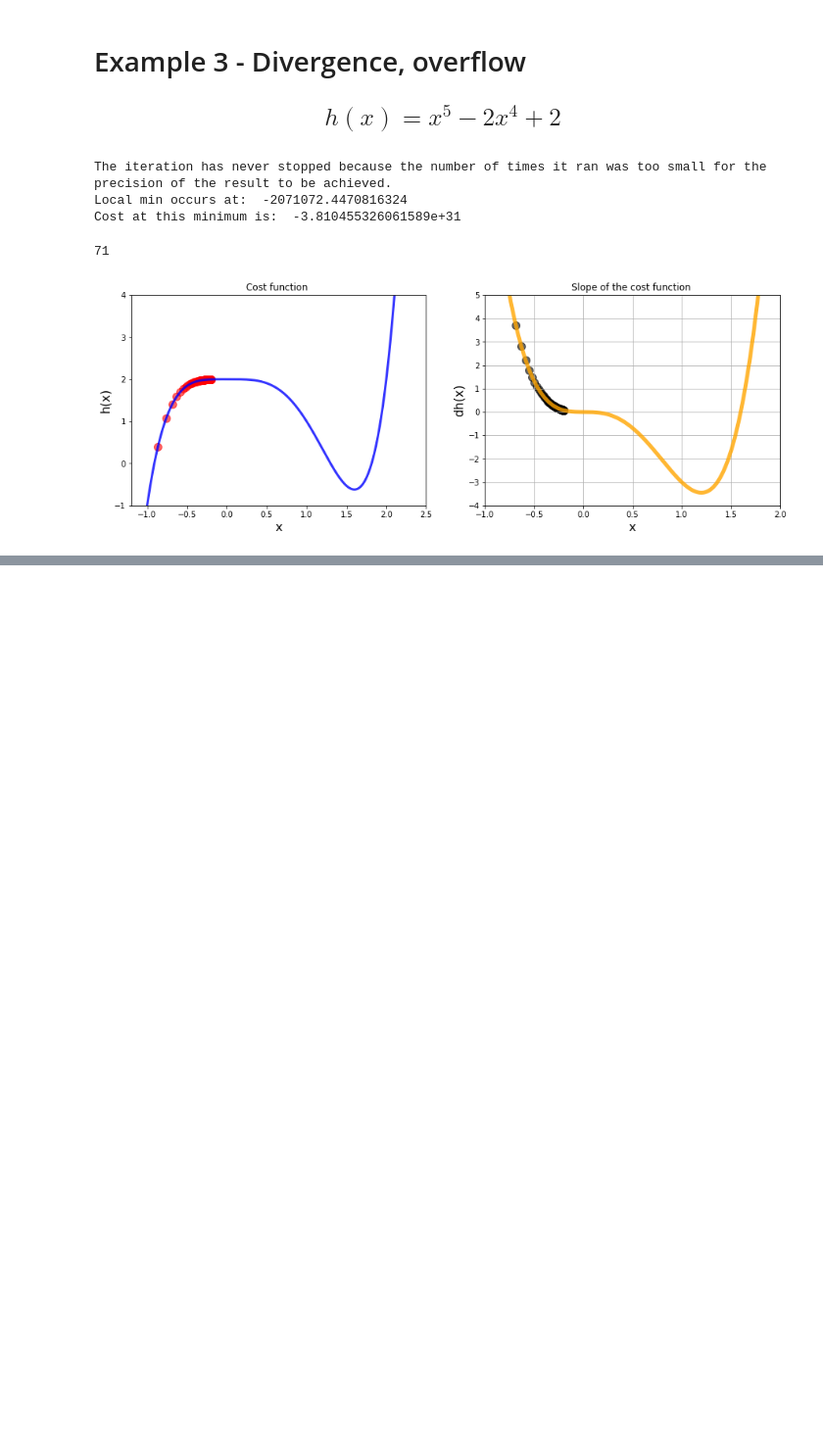
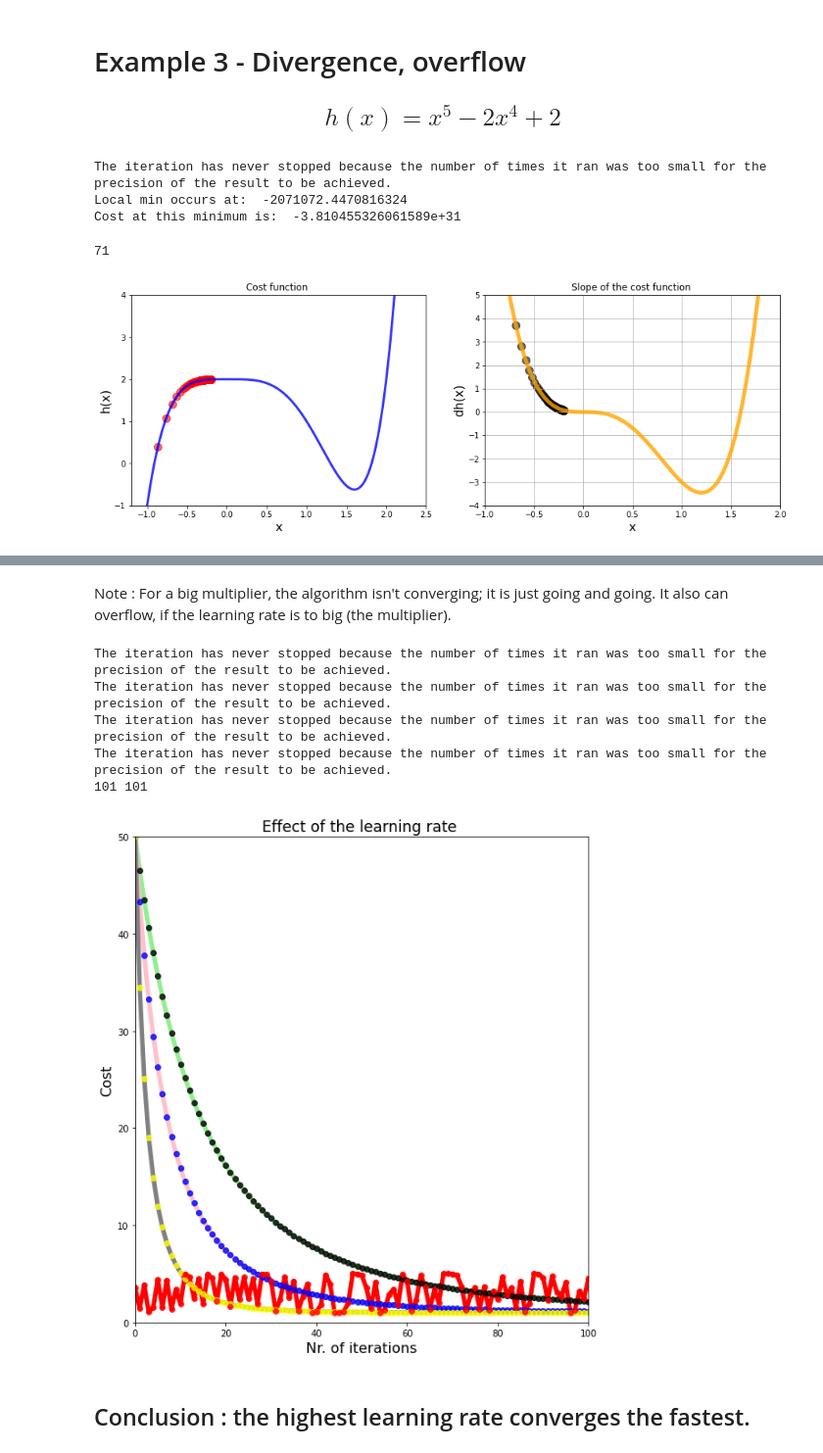
Before and after one commit to perjoraxul/Jupyter-Projects, a Jupyter notebook: Gradient Descent.ipynb, the cells around one changed output, grey strips where cells are left out. Shown: that part at 98% size. Drawn from its saved outputs; the diff is of its cells as text; code cells hidden in the pictures; blank space fills up the shorter version.

```diff
--- a/Gradient Descent.ipynb
+++ b/Gradient Descent.ipynb
@@ -400,0 +446,70 @@ Cost at this minimum is:  -3.810455326061589e+31
+# %% [markdown]
+Note : For a big multiplier, the algorithm isn't converging; it is just going and going. It also can overflow, if the learning rate is to big (the multiplier).
+# %%
+#Run gradient descent 3 times
+iterations = 100
+
+low_gamma = gradient_descent(derivative_func=dg, initial_guess=3.0, range_of_loop=iterations, multiplier=0.0005, precision=0.0001)
+
+mid_gamma = gradient_descent(derivative_func=dg, initial_guess=3.0, range_of_loop=iterations, multiplier=0.001, precision=0.0001)
+
+high_gamma = gradient_descent(derivative_func=dg, initial_guess=3.0, range_of_loop=iterations, multiplier=0.0025, precision=0.0001)
+
+crazy_gamma = gradient_descent(derivative_func=dg, initial_guess=1.9, range_of_loop=iterations, multiplier=0.25, precision=0.0001)
+
+# Plot function, derivative and scatter plot side by side
+plt.figure(figsize=[20, 10])
+
+# First chart : Cost function
+plt.subplot(1, 2, 1)
+
+plt.xlim(0,iterations)
+plt.ylim(0,50)
+
+plt.title('Effect of the learning rate ', fontsize=17)
+plt.xlabel('Nr. of iterations',fontsize = 16)
+plt.ylabel('Cost',fontsize = 16)
+
+# Values for our charts
+# 1) Y axis data: convert the list to numpy array
+
+low_values = np.array(low_gamma[1])
+mid_values = np.array(mid_gamma[1])
+high_values = np.array(high_gamma[1])
+crazy_values = np.array(crazy_gamma[1])
+
+# 2) x axis data: create a list from 0 to iterations+1 (extra guess means "+1")
+
+iterations_list = list(range(0,iterations+1))
+
+
+print(len(low_values), len(iterations_list))
+
+# Plotting low learning rate
+plt.plot(iterations_list, g(low_values),color='lightgreen',linewidth=5, zorder=1)
+plt.scatter(iterations_list, g(low_values),color='black',linewidth=1, alpha=0.8, zorder=2)
+
+# Plotting middle learning rate
+plt.plot(iterations_list, g(mid_values),color='pink',linewidth=5, zorder=1)
+plt.scatter(iterations_list, g(mid_values),color='blue',linewidth=1, alpha=0.8, zorder=2)
+
+# Plotting high learning rate
+
+plt.plot(iterations_list, g(high_values),color='grey',linewidth=5, zorder=1)
+plt.scatter(iterations_list, g(high_values),color='yellow',linewidth=1, alpha=0.8, zorder=2)
+
+# Plotting crazy learning rate
+
+plt.plot(iterations_list, g(crazy_values),color='red',linewidth=5, zorder=1)
+plt.scatter(iterations_list, g(crazy_values),color='red',linewidth=1, alpha=0.8, zorder=2)
+
+plt.show()
+# %% [output]
+The iteration has never stopped because the number of times it ran was too small for the precision of the result to be achieved.
+The iteration has never stopped because the number of times it ran was too small for the precision of the result to be achieved.
+The iteration has never stopped because the number of times it ran was too small for the precision of the result to be achieved.
+The iteration has never stopped because the number of times it ran was too small for the precision of the result to be achieved.
+101 101
+[figure, added]
+# %% [markdown]
+## Conclusion : the highest learning rate converges the fastest.
```
Also changed, not shown: parts of 5 cells of this notebook.
